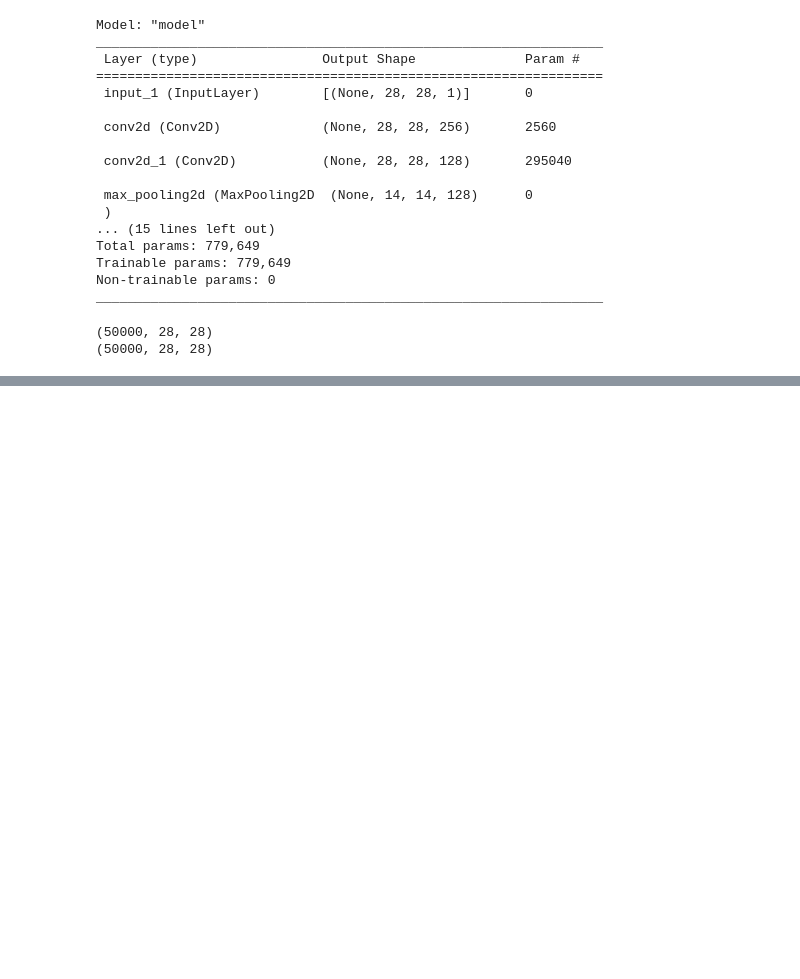
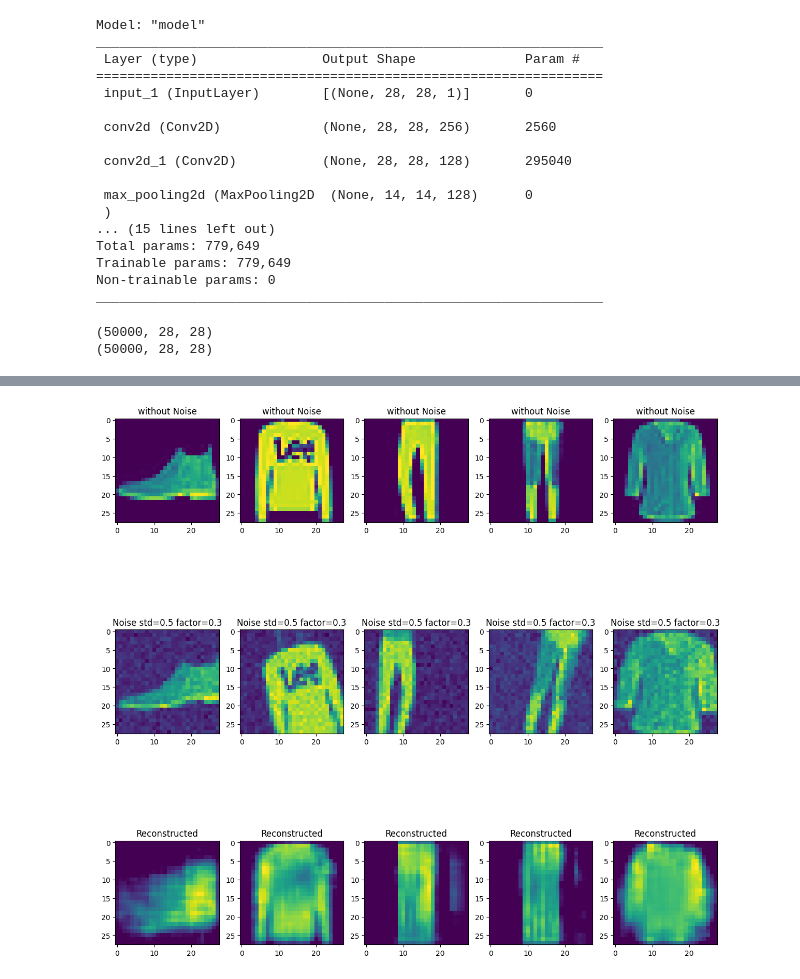
Before and after one commit to ritaxtii/imageProcessing, a Jupyter notebook: lab5.ipynb, the cells around one changed output, grey strips where cells are left out. Saved outputs shown, nothing was run; the diff lists cells and outputs as text; code cells hidden in the pictures; blank space fills up the shorter version.

```diff
--- a/lab5.ipynb
+++ b/lab5.ipynb
@@ -306,0 +441,16 @@ print(x_train.shape)
+# %%
+
+plt.figure(figsize=(15, 15))
+for i in range(5):
+    plt.subplot(3, 5, i + 6)
+    plt.imshow(augmented_x_test[i])
+    plt.title("Noise std=0.5 factor=0.3")
+    plt.subplot(3, 5, i + 1)
+    plt.imshow(x_test[i])
+    plt.title("without Noise")
+    plt.subplot(3, 5, i + 11)
+    plt.imshow(predictions_test2[i])
+    plt.title("Reconstructed")
+plt.show()
+# %% [output]
+[figure, added]
```
Also changed, not shown: parts of 15 cells of this notebook.
